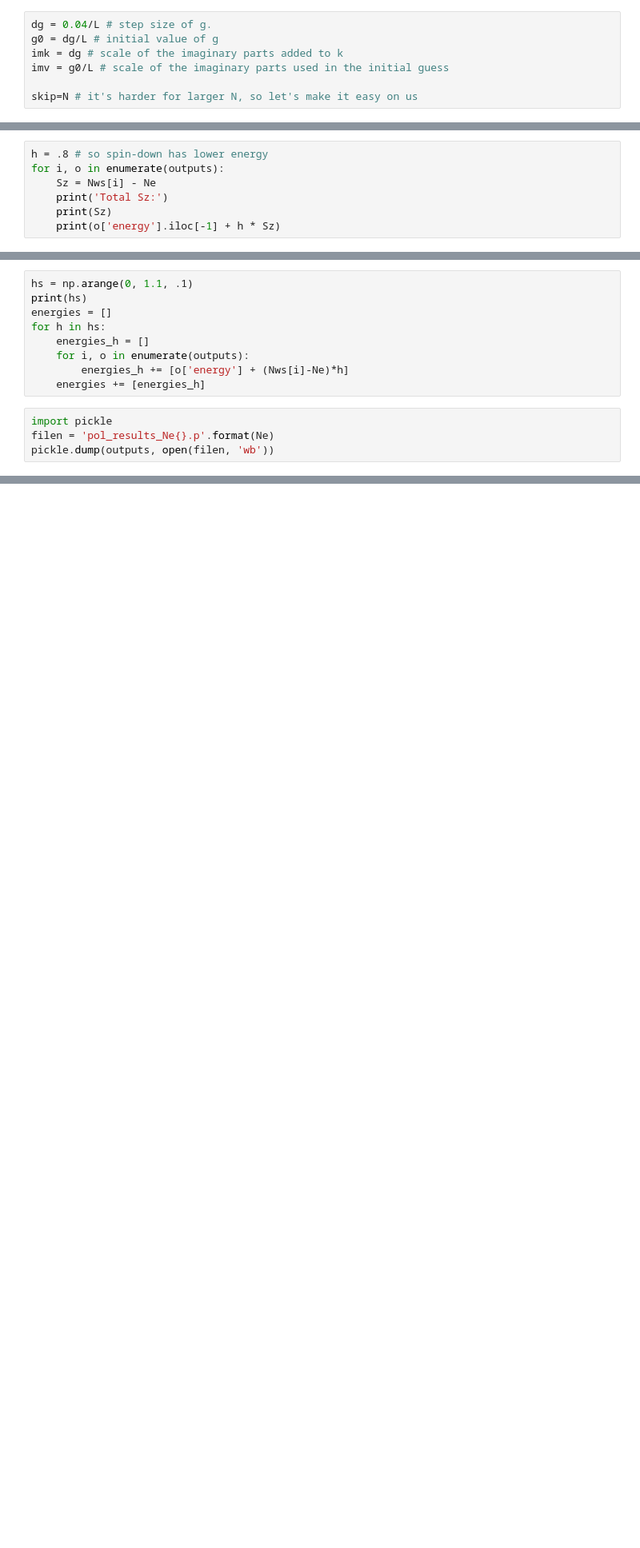
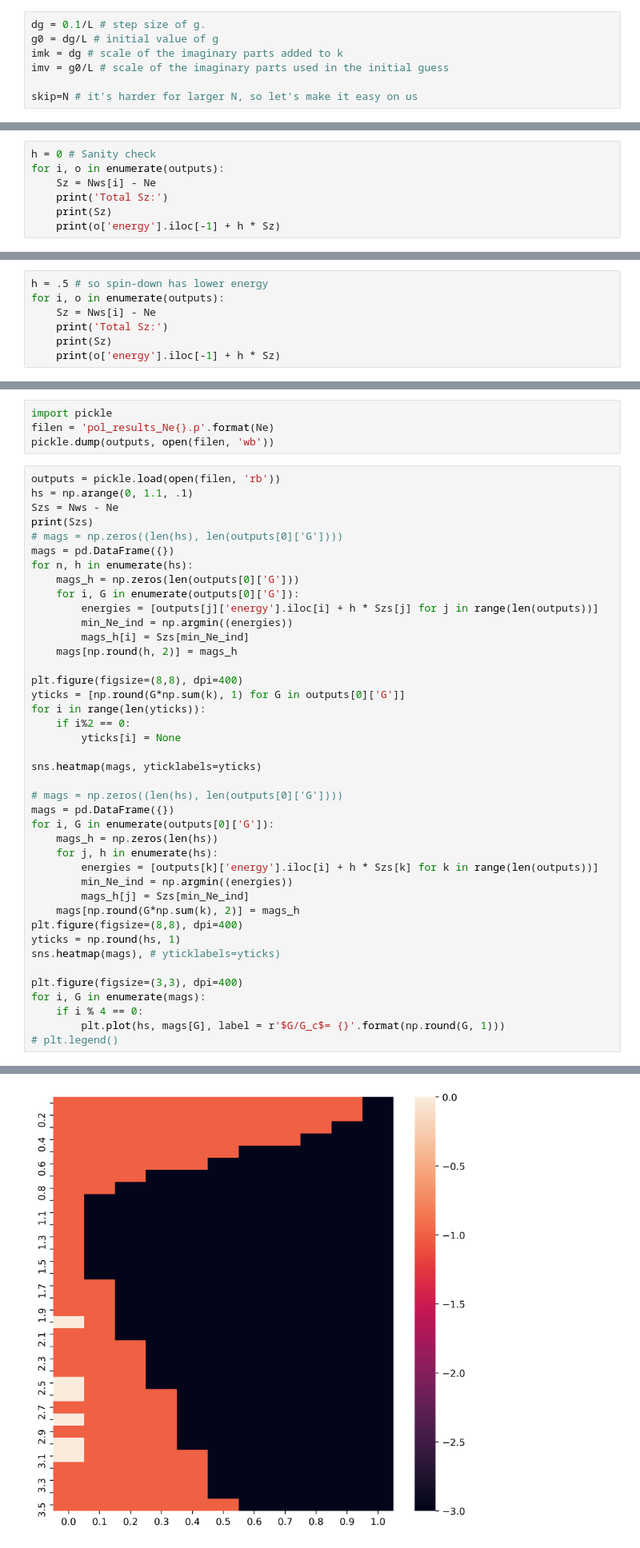
Before and after one commit to wholdhus/so5-richardson-gaudin, a Jupyter notebook: polarization.ipynb, the cells around one changed output, grey strips where cells are left out. Shown at 80% size. Saved outputs shown, nothing was run; the diff lists cells and outputs as text; blank space fills up the shorter version.

```diff
--- a/polarization.ipynb
+++ b/polarization.ipynb
@@ -93,7 +38,7 @@ print(Gs*np.sum(k))
 # %% [markdown]
 Now, let's set numerical parameters. These can be sensitive.
 # %%
-dg = 0.04/L # step size of g.
+dg = 0.1/L # step size of g.
 g0 = dg/L # initial value of g
 imk = dg # scale of the imaginary parts added to k
 imv = g0/L # scale of the imaginary parts used in the initial guess
@@ -149,2 +77,9 @@ KeyboardInterrupt
 # %% [markdown]
 # Energies with magnetic field
+# %%
+h = 0 # Sanity check
+for i, o in enumerate(outputs):
+    Sz = Nws[i] - Ne
+    print('Total Sz:')
+    print(Sz)
+    print(o['energy'].iloc[-1] + h * Sz)
@@ -151,5 +99,5 @@ KeyboardInterrupt
 # %%
-h = .8 # so spin-down has lower energy
+h = .5 # so spin-down has lower energy
 for i, o in enumerate(outputs):
     Sz = Nws[i] - Ne
     print('Total Sz:')
@@ -167,15 +139,48 @@ plt.legend()
 # %%
 import seaborn as sns
-# %%
-hs = np.arange(0, 1.1, .1)
-print(hs)
-energies = []
-for h in hs:
-    energies_h = []
-    for i, o in enumerate(outputs):
-        energies_h += [o['energy'] + (Nws[i]-Ne)*h]
-    energies += [energies_h]
 # %%
 import pickle
 filen = 'pol_results_Ne{}.p'.format(Ne)
 pickle.dump(outputs, open(filen, 'wb'))
+# %%
+outputs = pickle.load(open(filen, 'rb'))
+hs = np.arange(0, 1.1, .1)
+Szs = Nws - Ne
+print(Szs)
+# mags = np.zeros((len(hs), len(outputs[0]['G'])))
+mags = pd.DataFrame({})
+for n, h in enumerate(hs):
+    mags_h = np.zeros(len(outputs[0]['G']))
+    for i, G in enumerate(outputs[0]['G']):
+        energies = [outputs[j]['energy'].iloc[i] + h * Szs[j] for j in range(len(outputs))]
+        min_Ne_ind = np.argmin((energies))
+        mags_h[i] = Szs[min_Ne_ind]
+    mags[np.round(h, 2)] = mags_h
+
+plt.figure(figsize=(8,8), dpi=400)
+yticks = [np.round(G*np.sum(k), 1) for G in outputs[0]['G']]
+for i in range(len(yticks)):
+    if i%2 == 0:
+        yticks[i] = None
+
+sns.heatmap(mags, yticklabels=yticks)
+
+# mags = np.zeros((len(hs), len(outputs[0]['G'])))
+mags = pd.DataFrame({})
+for i, G in enumerate(outputs[0]['G']):
+    mags_h = np.zeros(len(hs))
+    for j, h in enumerate(hs):
+        energies = [outputs[k]['energy'].iloc[i] + h * Szs[k] for k in range(len(outputs))]
+        min_Ne_ind = np.argmin((energies))
+        mags_h[j] = Szs[min_Ne_ind]
+    mags[np.round(G*np.sum(k), 2)] = mags_h
+plt.figure(figsize=(8,8), dpi=400)
+yticks = np.round(hs, 1)
+sns.heatmap(mags), # yticklabels=yticks)
+
+plt.figure(figsize=(3,3), dpi=400)
+for i, G in enumerate(mags):
+    if i % 4 == 0:
+        plt.plot(hs, mags[G], label = r'$G/G_c$= {}'.format(np.round(G, 1)))
+# plt.legend()
+# %% [output]
@@ -181,0 +188 @@ pickle.dump(outputs, open(filen, 'wb'))
+[figure, added]
```
Also changed, not shown: parts of 15 cells of this notebook, 1 other file.
